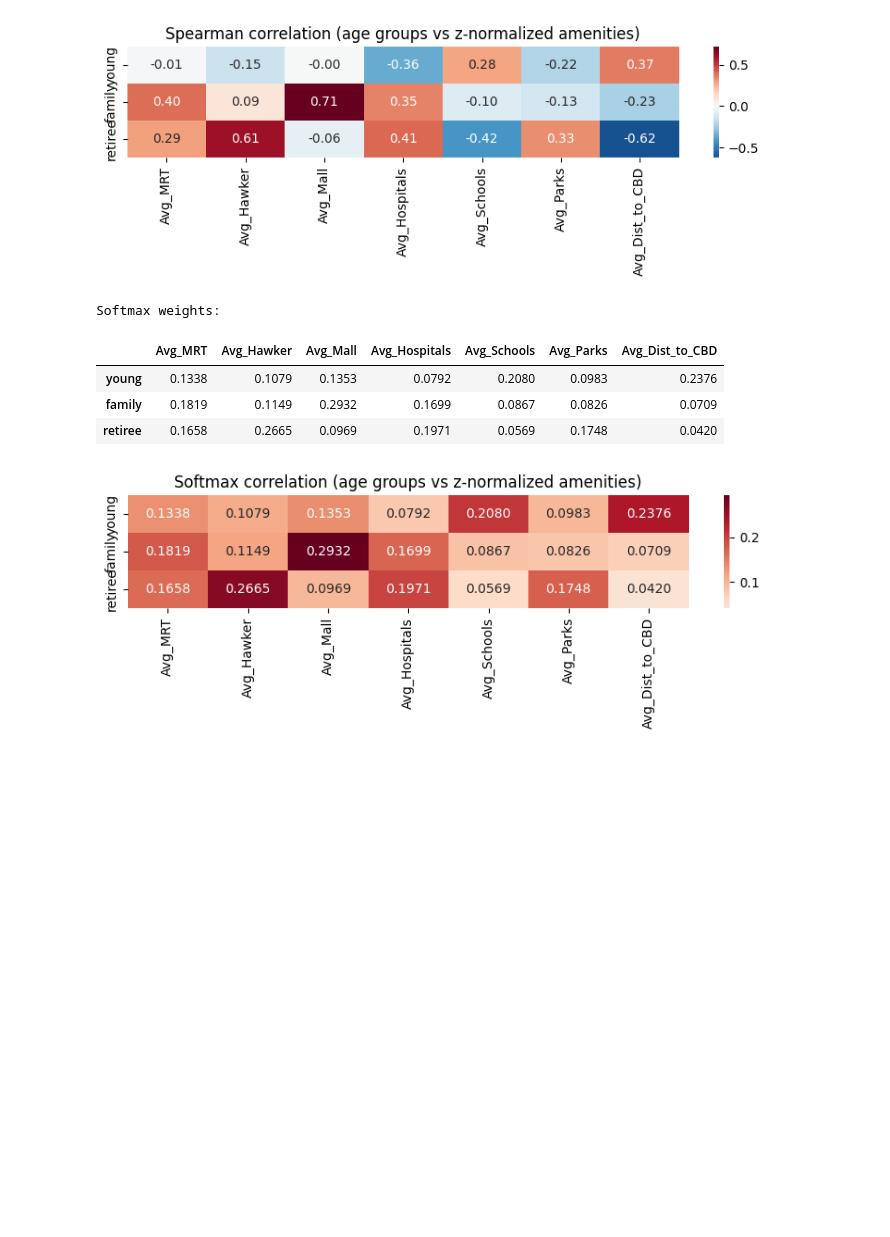
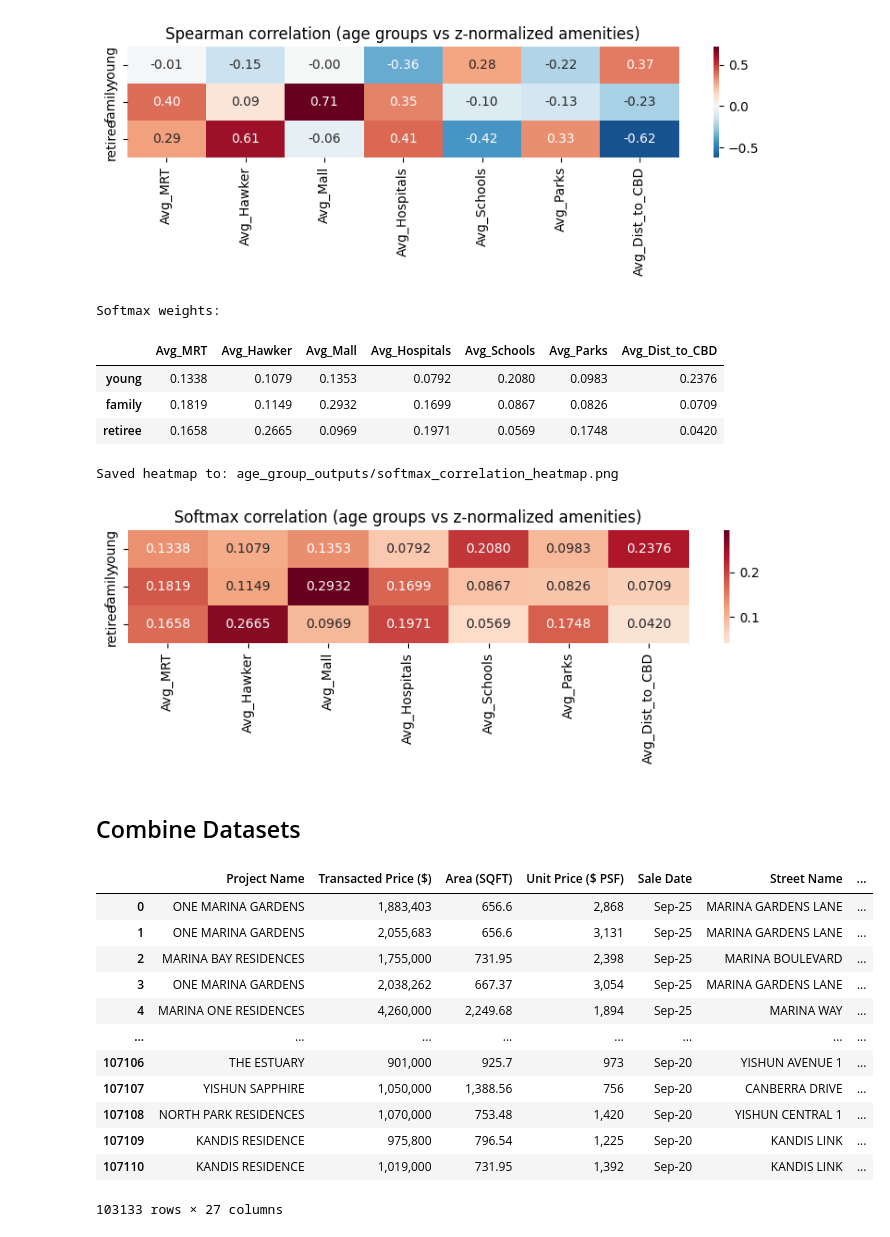
Before and after one commit to angelinemarcelle/COMP3522_Singapore_Private_Residential_Properties_Price_Analysis, a Jupyter notebook: notebooks/age_group.ipynb, the cells around one changed output. Drawn from its saved outputs; the diff is of its cells as text; code cells hidden in the pictures; blank space fills up the shorter version.

Commit message:
add final age-group

```diff
--- a/notebooks/age_group/age_group_weightings.ipynb
+++ b/notebooks/age_group.ipynb
@@ -280,7 +251,7 @@ plt.show()
 [figure]
 [figure]
 # %%
-# Option C: Softmax weighting (keeps negative information)
+# Softmax weighting (keeps negative information)
 alpha = 1.5
 
 corrs = spearman_df.copy()
@@ -290,9 +261,12 @@ weights_softmax = exp_vals.div(exp_vals.sum(axis=0), axis=1)
 print("Softmax weights:")
 display(weights_softmax.T.round(4))
 
-plt.figure(figsize=(8,3))ights_softmax.astype(float).T, annot=True, cmap="RdBu_r", center=0, fmt=".4f")
+plt.figure(figsize=(8,3))
+sns.heatmap(weights_softmax.astype(float).T, annot=True, cmap="RdBu_r", center=0, fmt=".4f")
 plt.title("Softmax correlation (age groups vs z-normalized amenities)")
 plt.tight_layout()
+plt.savefig("age_group_outputs/softmax_correlation_heatmap.png", dpi=300, bbox_inches='tight')
+print(f"Saved heatmap to: age_group_outputs/softmax_correlation_heatmap.png")
 plt.show()
 # %% [output]
 Softmax weights:
@@ -300,4 +274,60 @@ Softmax weights:
 | young | 0.1338 | 0.1079 | 0.1353 | 0.0792 | 0.2080 | 0.0983 | 0.2376 |
 | family | 0.1819 | 0.1149 | 0.2932 | 0.1699 | 0.0867 | 0.0826 | 0.0709 |
 | retiree | 0.1658 | 0.2665 | 0.0969 | 0.1971 | 0.0569 | 0.1748 | 0.0420 |
+Saved heatmap to: age_group_outputs/softmax_correlation_heatmap.png
 [figure]
+# %% [markdown]
+## Combine Datasets
+# %%
+import pandas as pd
+import numpy as np
+
+# Combine all district CSVs into one master dataset
+df = pd.concat([
+    pd.read_csv('../datasets/updated_coordinates/district1.csv'),
+    pd.read_csv('../datasets/updated_coordinates/district2.csv'),
+    pd.read_csv('../datasets/updated_coordinates/district3.csv'),
+    pd.read_csv('../datasets/updated_coordinates/district4.csv'),
+    pd.read_csv('../datasets/updated_coordinates/district5.csv'),
+    pd.read_csv('../datasets/updated_coordinates/district6.csv'),
+    pd.read_csv('../datasets/updated_coordinates/district7.csv'),
+    pd.read_csv('../datasets/updated_coordinates/district8.csv'),
+    pd.read_csv('../datasets/updated_coordinates/district9.csv'),
+    pd.read_csv('../datasets/updated_coordinates/district10.csv'),
+    pd.read_csv('../datasets/updated_coordinates/district11.csv'),
+    pd.read_csv('../datasets/updated_coordinates/district12.csv'),
+    pd.read_csv('../datasets/updated_coordinates/district13.csv'),
+    pd.read_csv('../datasets/updated_coordinates/district14.csv'),
+    pd.read_csv('../datasets/updated_coordinates/district15.csv'),
+    pd.read_csv('../datasets/updated_coordinates/district16.csv'),
+    pd.read_csv('../datasets/updated_coordinates/district17.csv'),
+    pd.read_csv('../datasets/updated_coordinates/district18.csv'),
+    pd.read_csv('../datasets/updated_coordinates/district19.csv'),
+    pd.read_csv('../datasets/updated_coordinates/district20.csv'),
+    pd.read_csv('../datasets/updated_coordinates/district21.csv'),
+    pd.read_csv('../datasets/updated_coordinates/district22.csv'),
+    pd.read_csv('../datasets/updated_coordinates/district23.csv'),
+    pd.read_csv('../datasets/updated_coordinates/district25.csv'),
+    pd.read_csv('../datasets/updated_coordinates/district26.csv'),
+    pd.read_csv('../datasets/updated_coordinates/district27.csv'),
+    pd.read_csv('../datasets/updated_coordinates/district28.csv')
+], ignore_index=True)
+
+df.drop_duplicates(inplace=True)
+df.to_csv('../datasets/updated_coordinates/combined_updated.csv', index=False)
+# %%
+df
+# %% [output]
+|  | Project Name | Transacted Price ($) | Area (SQFT) | Unit Price ($ PSF) | Sale Date | Street Name | ... |
+| 0 | ONE MARINA GARDENS | 1,883,403 | 656.6 | 2,868 | Sep-25 | MARINA GARDENS LANE | ... |
+| 1 | ONE MARINA GARDENS | 2,055,683 | 656.6 | 3,131 | Sep-25 | MARINA GARDENS LANE | ... |
+| 2 | MARINA BAY RESIDENCES | 1,755,000 | 731.95 | 2,398 | Sep-25 | MARINA BOULEVARD | ... |
+| 3 | ONE MARINA GARDENS | 2,038,262 | 667.37 | 3,054 | Sep-25 | MARINA GARDENS LANE | ... |
+| 4 | MARINA ONE RESIDENCES | 4,260,000 | 2,249.68 | 1,894 | Sep-25 | MARINA WAY | ... |
+| ... | ... | ... | ... | ... | ... | ... | ... |
+| 107106 | THE ESTUARY | 901,000 | 925.7 | 973 | Sep-20 | YISHUN AVENUE 1 | ... |
+| 107107 | YISHUN SAPPHIRE | 1,050,000 | 1,388.56 | 756 | Sep-20 | CANBERRA DRIVE | ... |
+| 107108 | NORTH PARK RESIDENCES | 1,070,000 | 753.48 | 1,420 | Sep-20 | YISHUN CENTRAL 1 | ... |
+| 107109 | KANDIS RESIDENCE | 975,800 | 796.54 | 1,225 | Sep-20 | KANDIS LINK | ... |
+| 107110 | KANDIS RESIDENCE | 1,019,000 | 731.95 | 1,392 | Sep-20 | KANDIS LINK | ... |
+103133 rows × 27 columns
```
Also changed, not shown: parts of 29 cells of this notebook, 7 other files.
